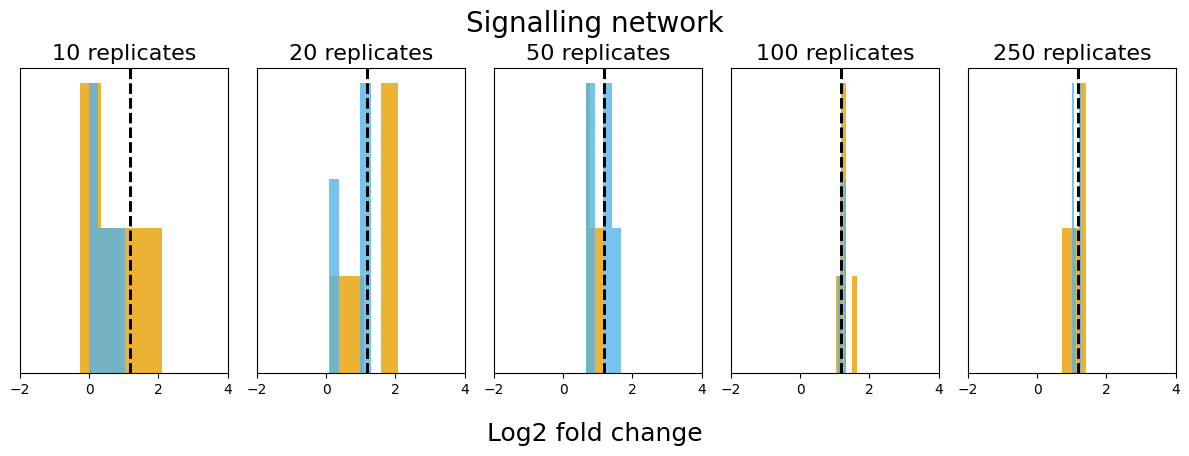
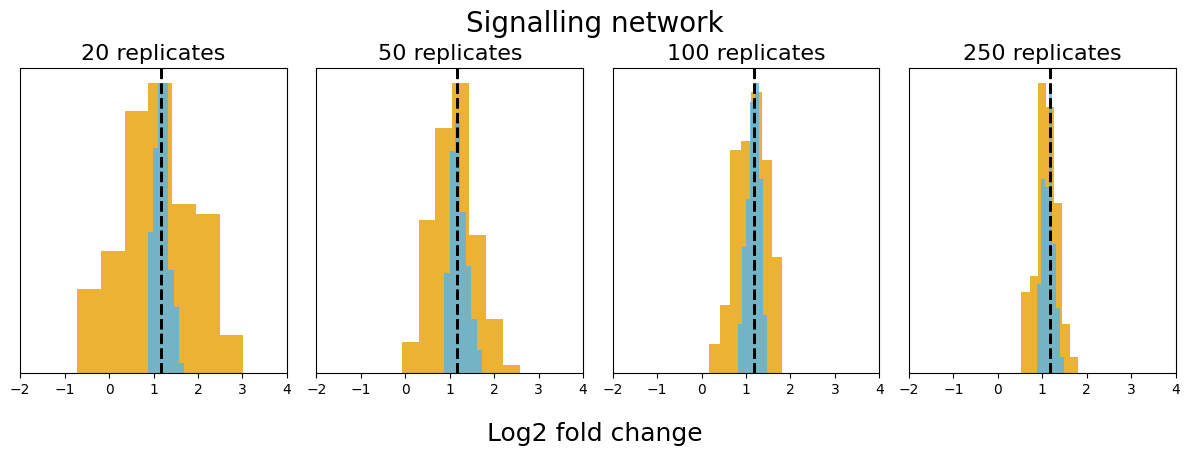
The notebook cell's code change between the first figure and the second:
--- before
+++ after
@@ -1,7 +1,7 @@
-fig, ax = plt.subplots(1,5,figsize=(12,4.5))
+fig, ax = plt.subplots(1,4,figsize=(12,4.5))
 
-for i in range(5):
+for i in range(4):
 
-    key = [10, 20, 50, 100, 250][i]
+    key = [20, 50, 100, 250][i]
 
     data = priors[priors["Replicates"] == key].reset_index(drop=True)
@@ -12,5 +12,5 @@
                      color="black", linestyle="dashed", lw=2)
     ax[i].hist(data["Eliator"], alpha=.8,
-                  bins=4, color="#E69F00", label="Frequentist")
+                  bins=7, color="#E69F00", label="Frequentist")
     ax[i].set_title(f"{key} replicates", size=16)
     # ax[0].set_ylabel("Frequentist", size=18)
@@ -19,5 +19,5 @@
                      color="black", linestyle="dashed", lw=2)
     ax[i].hist(data["MScausality"], alpha=.8,
-                  bins=4, color="#56B4E9", label="Bayesian")
+                  bins=7, color="#56B4E9", label="Bayesian")
     # ax[1].set_ylabel("Bayesian", size=18)
     # if i == 3:

Commit: new